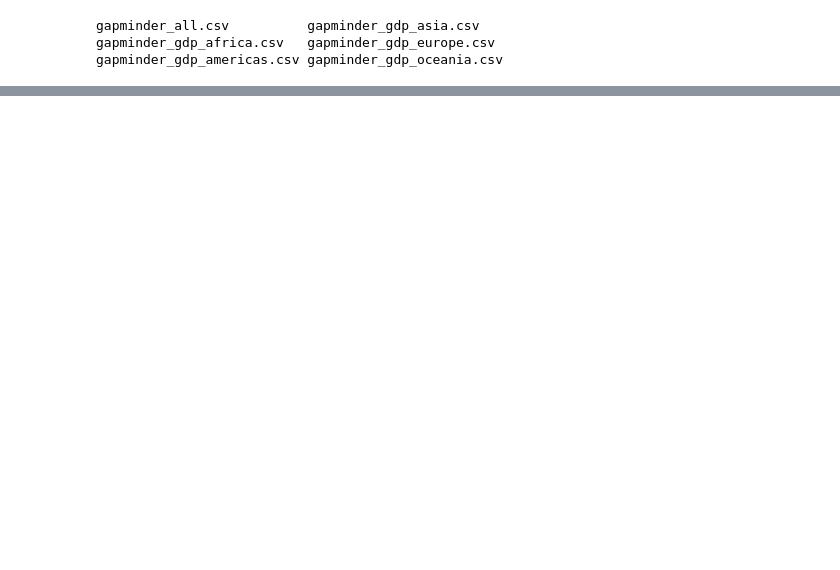
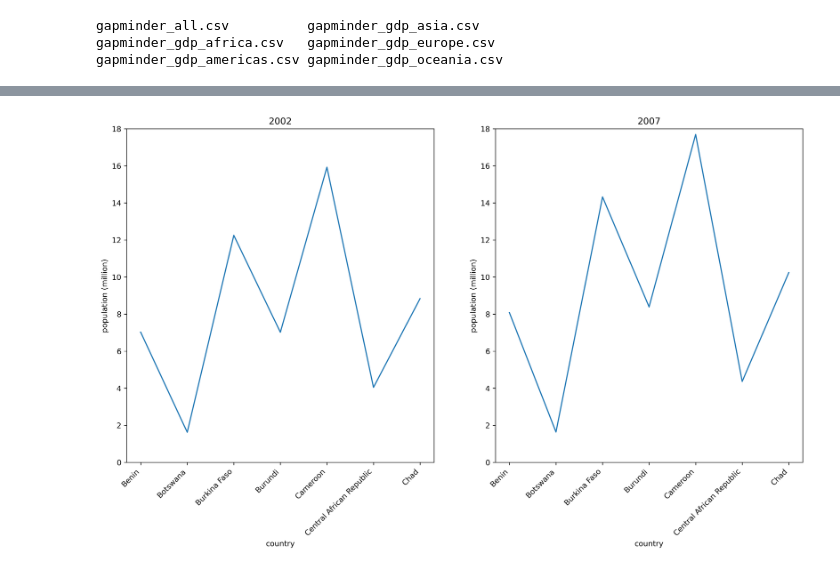
Before and after one commit to zdshaoteach/2022-03-28-upr-online, a Jupyter notebook: Building Programs with Python.ipynb, the cells around one changed output, grey strips where cells are left out. Saved outputs shown, nothing was run; the diff lists cells and outputs as text; code cells hidden in the pictures; blank space fills up the shorter version.

```diff
--- a/Building Programs with Python.ipynb
+++ b/Building Programs with Python.ipynb
@@ -423,0 +778,22 @@ gapminder_gdp_americas.csv gapminder_gdp_oceania.csv
+# %%
+# generate subplots
+fig, axs = plt.subplots(1, 2) # a figure with a 1x2 grid of Axes
+
+axs[0].plot(selected.index, selected.pop_2002/1000000)
+axs[0].set_xlabel('country')
+axs[0].set_ylabel('population (million)')
+axs[0].set_title('2002')
+axs[0].set_ylim(0, 18)
+
+axs[1].plot(selected.index, selected.pop_2007/1000000)
+axs[1].set_xlabel('country')
+axs[1].set_ylabel('population (million)')
+axs[1].set_title('2007')
+axs[1].set_ylim(0, 18)
+
+fig.autofmt_xdate(rotation=45)
+fig.align_ylabels(axs)
+plt.savefig('plot-2002-2007.png')
+#plt.show()
+# %% [output]
+[figure, added]
```
Also changed, not shown: parts of 40 cells of this notebook, 3 other files.
